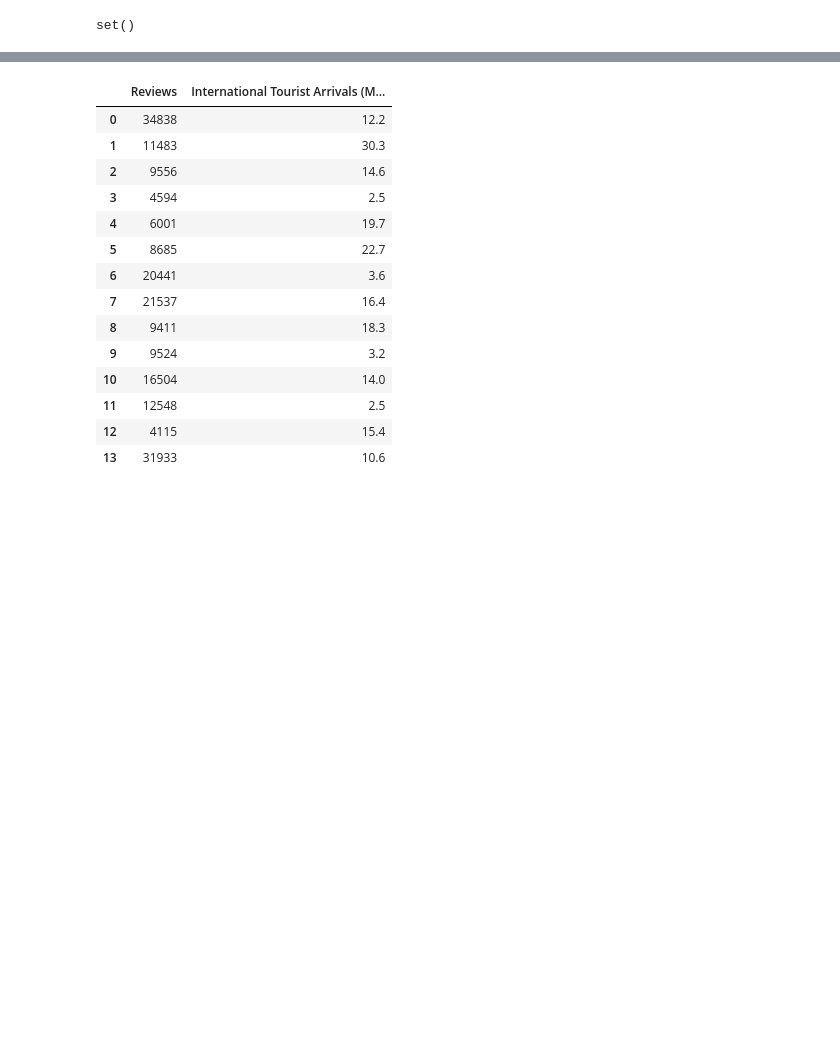
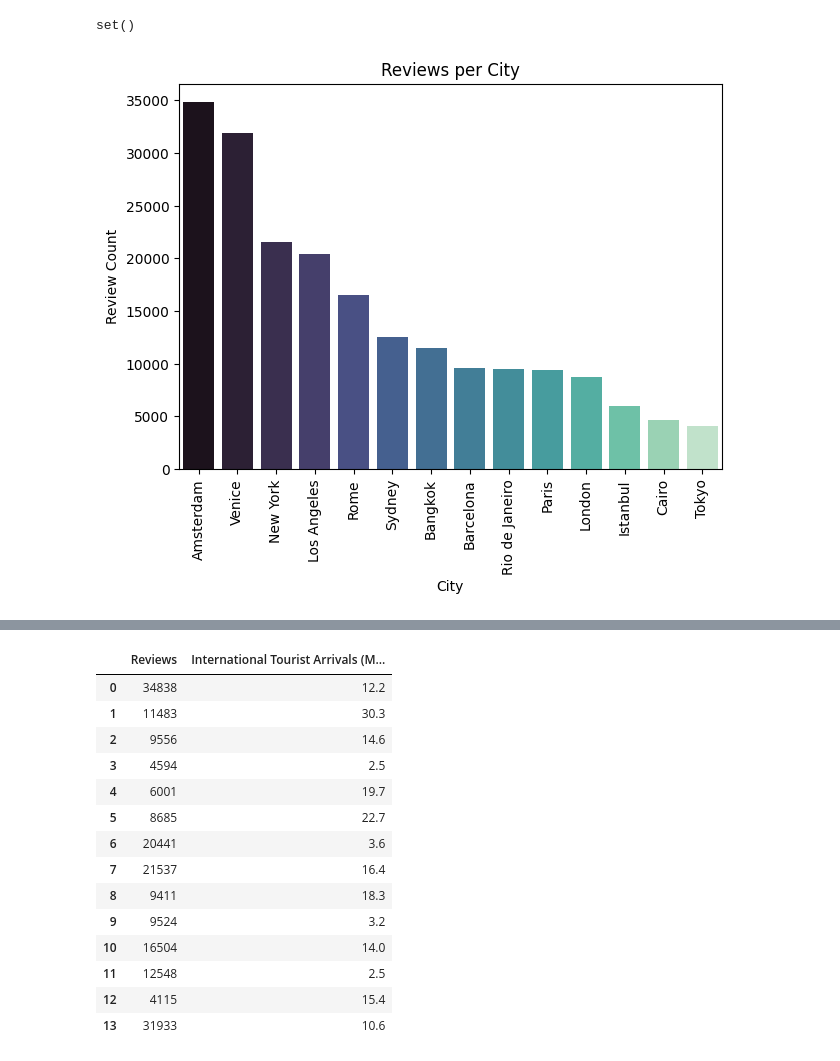
Before and after one commit to FahdKhater/Data-Analysis-Project, a Jupyter notebook: Question 2/Review & Traffic.ipynb, the cells around one changed output, grey strips where cells are left out. Cells and saved outputs as stored; diff of their text form; code cells hidden in the pictures; blank space fills up the shorter version.

Commit message:
Add diagrams to `Review & Traffic.ipynb`

```diff
--- a/Question 2/Review & Traffic.ipynb
+++ b/Question 2/Review & Traffic.ipynb
@@ -199,3 +201,17 @@ uncommon_cities = set(reviews_per_city['City']).symmetric_difference(set(merged[
 print(uncommon_cities)
 # %% [output]
 set()
+# %%
+plt.figure(figsize=(7, 5))
+sorted_reviews_per_city = reviews_per_city.sort_values('Reviews', ascending=False)
+sns.barplot(x="City", y="Reviews", data=sorted_reviews_per_city, hue="City", palette="mako")
+
+plt.xticks(rotation=90)
+
+plt.title("Reviews per City")
+plt.xlabel("City")
+plt.ylabel("Review Count")
+
+plt.show()
+# %% [output]
+[figure, added]
```
Also changed, not shown: parts of 3 cells of this notebook.
